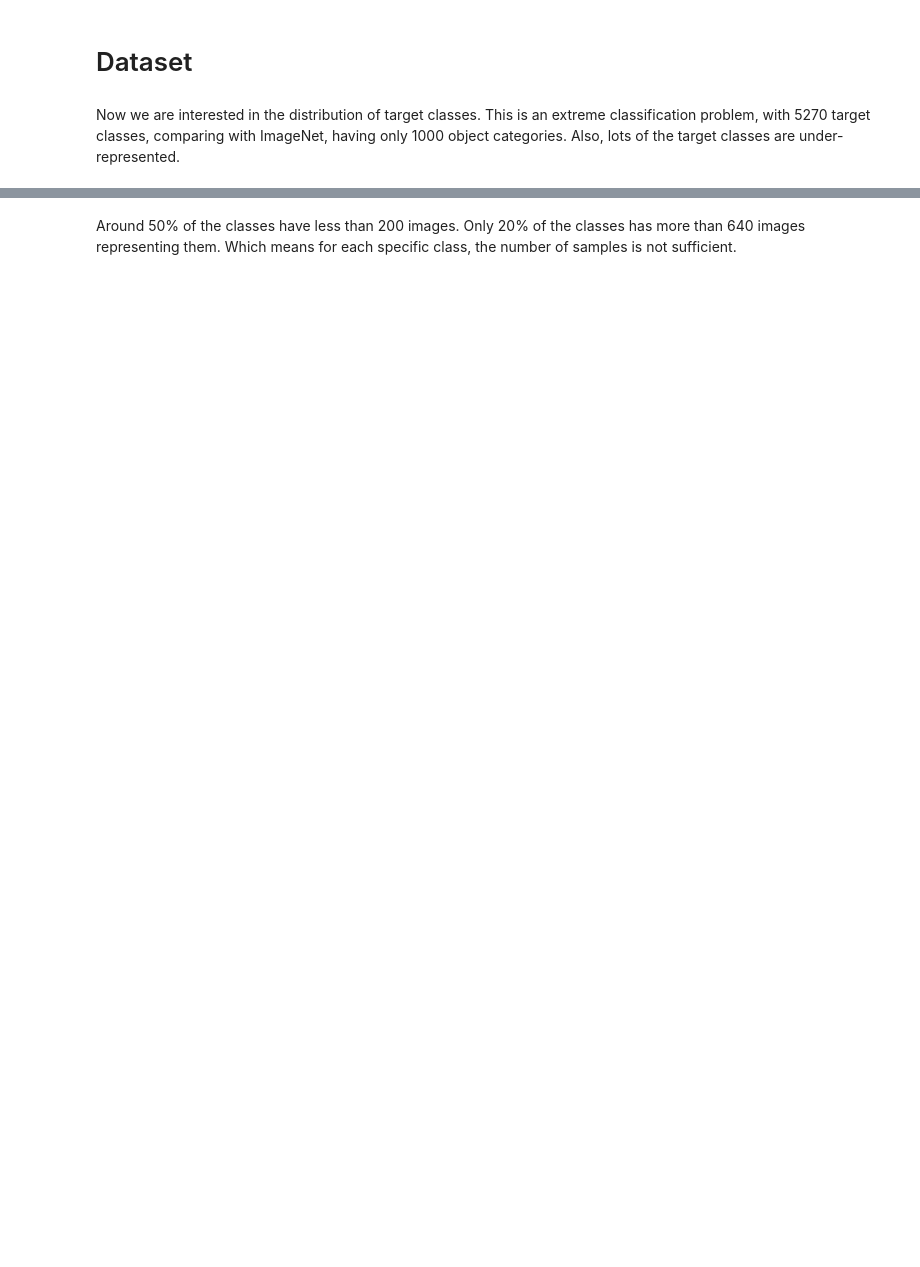
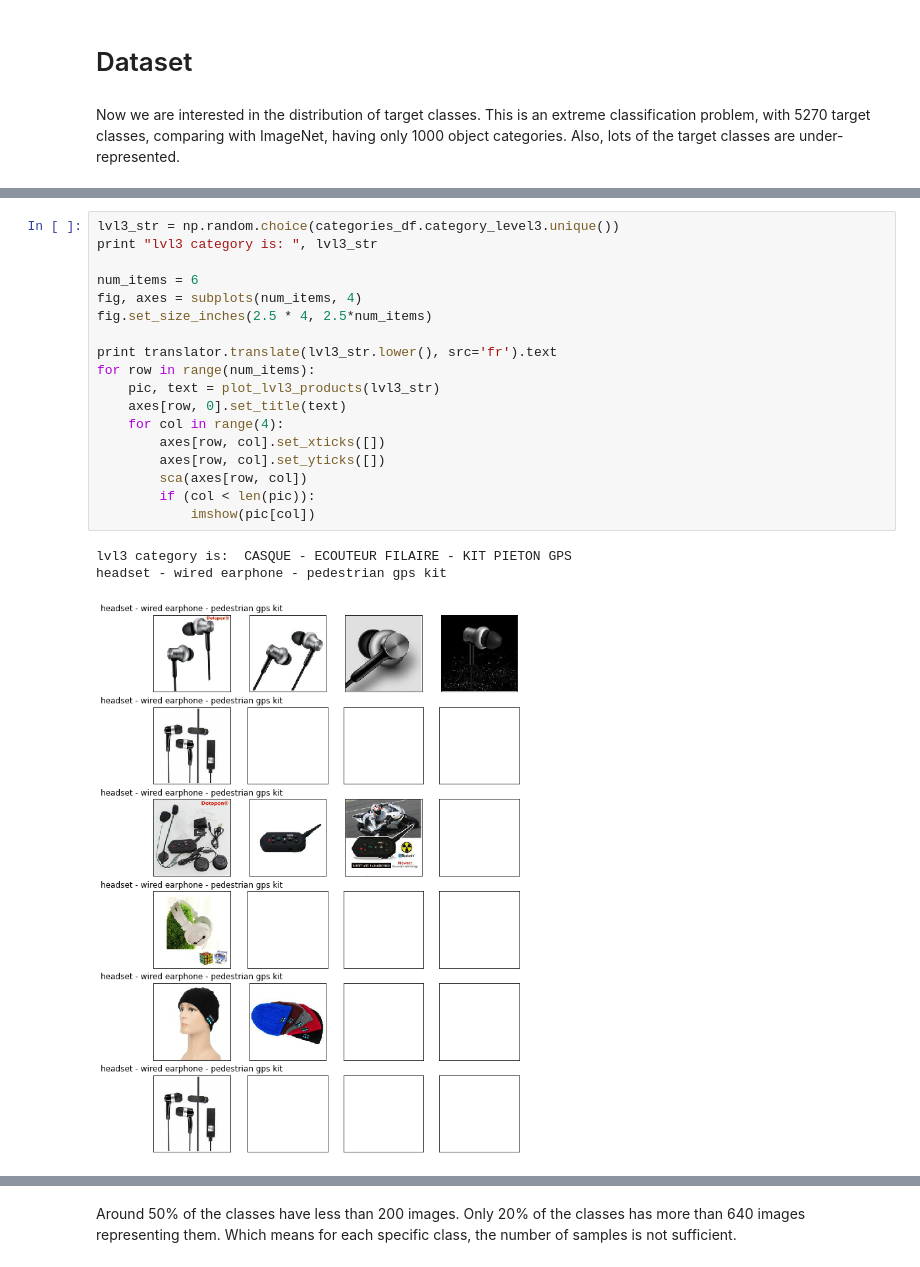
Before and after one commit to liux13/Kaggle_Cdiscount_Image_Classification, a Jupyter notebook: start.ipynb, the cells around one changed output, grey strips where cells are left out. Saved outputs shown, nothing was run; the diff lists cells and outputs as text; blank space fills up the shorter version.

```diff
--- a/start.ipynb
+++ b/start.ipynb
@@ -125 +166,23 @@ bins = np.arange(0,2000,20)
+# %%
+lvl3_str = np.random.choice(categories_df.category_level3.unique())
+print "lvl3 category is: ", lvl3_str
+
+num_items = 6
+fig, axes = subplots(num_items, 4)
+fig.set_size_inches(2.5 * 4, 2.5*num_items)
+
+print translator.translate(lvl3_str.lower(), src='fr').text
+for row in range(num_items):
+    pic, text = plot_lvl3_products(lvl3_str)
+    axes[row, 0].set_title(text)
+    for col in range(4):
+        axes[row, col].set_xticks([])
+        axes[row, col].set_yticks([])
+        sca(axes[row, col])
+        if (col < len(pic)):
+            imshow(pic[col])
+# %% [output]
+lvl3 category is:  CASQUE - ECOUTEUR FILAIRE - KIT PIETON GPS
+headset - wired earphone - pedestrian gps kit
+[figure, added]
 # %%
```
Also changed, not shown: parts of 47 cells of this notebook, 5 other files.
